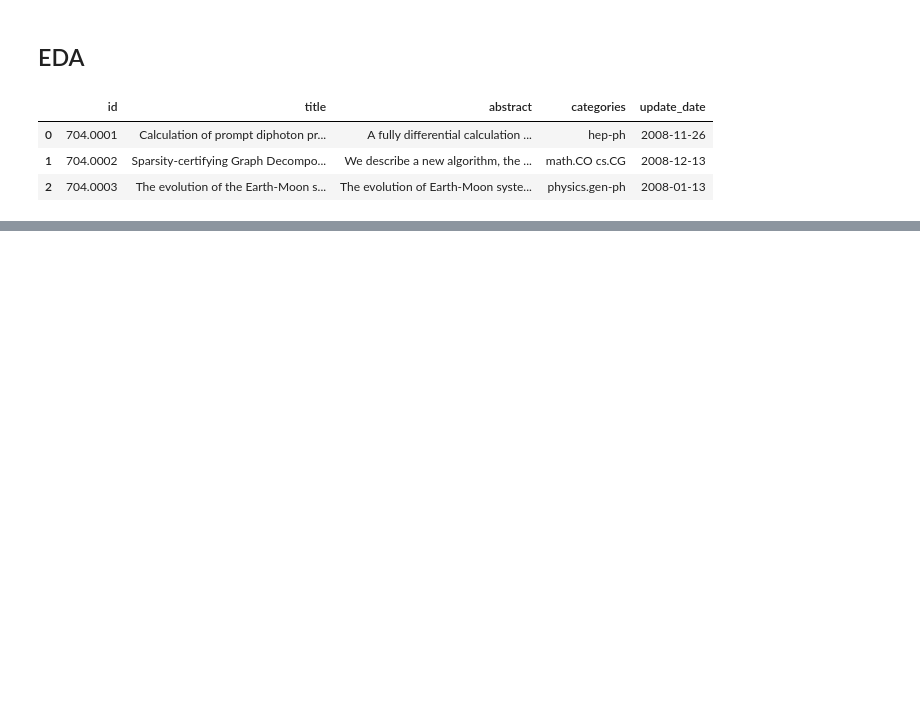
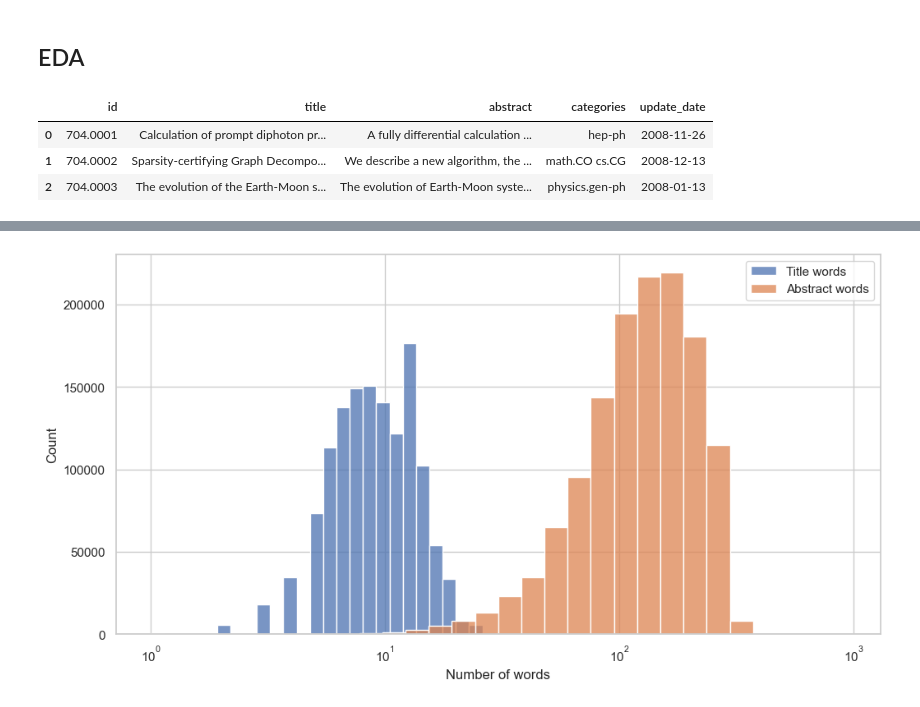
Before and after one commit to Gabriel9753/ArxivAbstractProject, a Jupyter notebook: src/eda.ipynb, the cells around one changed output, grey strips where cells are left out. Cells and saved outputs as stored; diff of their text form; code cells hidden in the pictures; blank space fills up the shorter version.

```diff
--- a/src/eda.ipynb
+++ b/src/eda.ipynb
@@ -631,0 +347,10 @@ show(p)
+# %%
+# Now again have a look at the distribution of the number of words in the abstracts and titles
+plt.figure(figsize=(12, 6))
+_ = sns.histplot(data_simple_df['title_words'], bins=30, log_scale=True, label='Title words')
+_ = sns.histplot(data_simple_df['abstract_words'], bins=30, log_scale=True, label='Abstract words')
+plt.legend()
+plt.xlabel('Number of words')
+plt.show()
+# %% [output]
+[figure, added]
```
Also changed, not shown: parts of 43 cells of this notebook, 6 other files.
